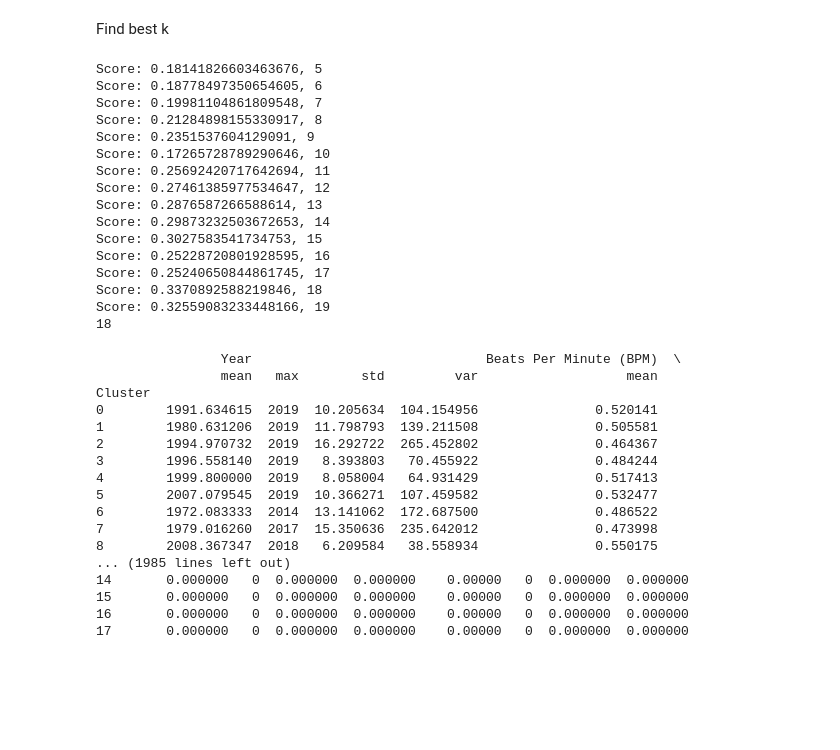
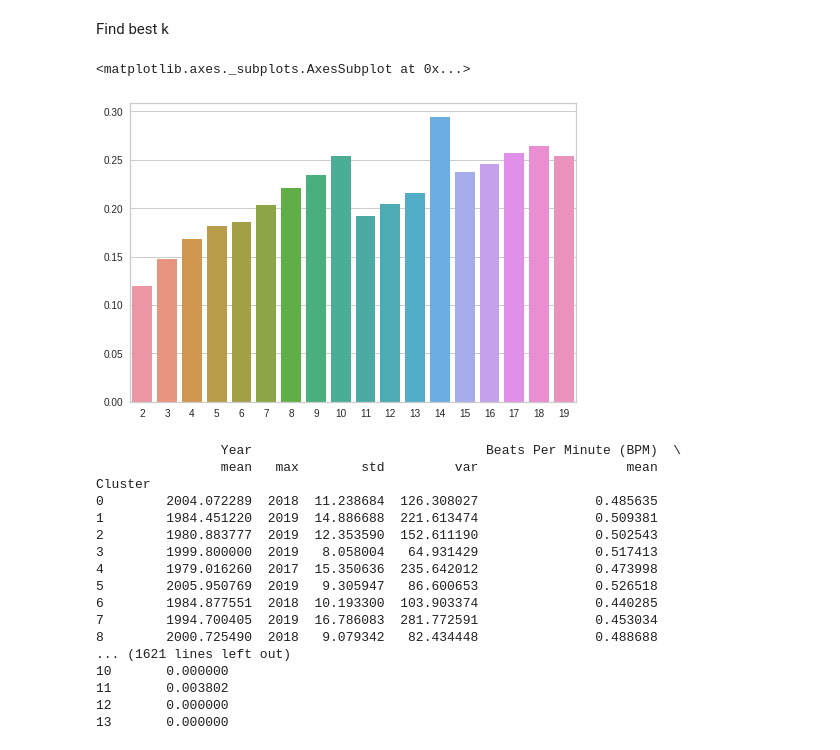
Before and after one commit to JacksonHassell/DSP-Project, a Jupyter notebook: DSP_Project.ipynb, the cells around one changed output. Drawn from its saved outputs; the diff is of its cells as text; code cells hidden in the pictures; blank space fills up the shorter version.

```diff
--- a/DSP_Project.ipynb
+++ b/DSP_Project.ipynb
@@ -92,36 +36,27 @@ Find best k
 # %%
 from sklearn.cluster import KMeans
 from sklearn.metrics import silhouette_samples, silhouette_score
 
-n_clusters = 5
+
+n_clusters = 2
 best_score = 0
-for i in range(5, 20, 1):
-  model = KMeans(n_clusters = i).fit(df_encoded)
+cluster_sizes = []
+scores = []
+for i in range(2, 20, 1):
+  model = KMeans(n_clusters = i, random_state=42).fit(df_encoded)
   score = silhouette_score(df_encoded, model.labels_, metric='euclidean')
-  print('Score: ' + str(score) + ', ' + str(i))
   if score > best_score:
     n_clusters = i
     best_score = score
-print(n_clusters)
+  scores.append(score)
+  cluster_sizes.append(i)
+
+sns.barplot(x=cluster_sizes, y=scores)
 # %% [output]
-Score: 0.18141826603463676, 5
-Score: 0.18778497350654605, 6
-Score: 0.19981104861809548, 7
-Score: 0.21284898155330917, 8
-Score: 0.2351537604129091, 9
-Score: 0.17265728789290646, 10
-Score: 0.25692420717642694, 11
-Score: 0.27461385977534647, 12
-Score: 0.2876587266588614, 13
-Score: 0.29873232503672653, 14
-Score: 0.3027583541734753, 15
-Score: 0.25228720801928595, 16
-Score: 0.25240650844861745, 17
-Score: 0.3370892588219846, 18
-Score: 0.32559083233448166, 19
-18
+<matplotlib.axes._subplots.AxesSubplot at 0x...>
+[figure, added]
 # %%
-model = KMeans(n_clusters = n_clusters).fit(df_encoded)
+model = KMeans(n_clusters = n_clusters, random_state=42).fit(df_encoded)
 
 def std(x): return np.std(x)
 def var(x): return np.var(x)
@@ -135,17 +70,17 @@ print(df_display.groupby(by='Cluster').agg(['mean', 'max', std, var]))
                 Year                              Beats Per Minute (BPM)  \
                 mean   max        std         var                   mean
 Cluster
-0        1991.634615  2019  10.205634  104.154956               0.520141
-1        1980.631206  2019  11.798793  139.211508               0.505581
-2        1994.970732  2019  16.292722  265.452802               0.464367
-3        1996.558140  2019   8.393803   70.455922               0.484244
-4        1999.800000  2019   8.058004   64.931429               0.517413
-5        2007.079545  2019  10.366271  107.459582               0.532477
-6        1972.083333  2014  13.141062  172.687500               0.486522
-7        1979.016260  2017  15.350636  235.642012               0.473998
-8        2008.367347  2018   6.209584   38.558934               0.550175
-... (1985 lines left out)
-14       0.000000   0  0.000000  0.000000    0.00000   0  0.000000  0.000000
-15       0.000000   0  0.000000  0.000000    0.00000   0  0.000000  0.000000
-16       0.000000   0  0.000000  0.000000    0.00000   0  0.000000  0.000000
-17       0.000000   0  0.000000  0.000000    0.00000   0  0.000000  0.000000
+0        2004.072289  2018  11.238684  126.308027               0.485635
+1        1984.451220  2019  14.886688  221.613474               0.509381
+2        1980.883777  2019  12.353590  152.611190               0.502543
+3        1999.800000  2019   8.058004   64.931429               0.517413
+4        1979.016260  2017  15.350636  235.642012               0.473998
+5        2005.950769  2019   9.305947   86.600653               0.526518
+6        1984.877551  2018  10.193300  103.903374               0.440285
+7        1994.700405  2019  16.786083  281.772591               0.453034
+8        2000.725490  2018   9.079342   82.434448               0.488688
+... (1621 lines left out)
+10       0.000000
+11       0.003802
+12       0.000000
+13       0.000000
```
Also changed, not shown: parts of 5 cells of this notebook.
